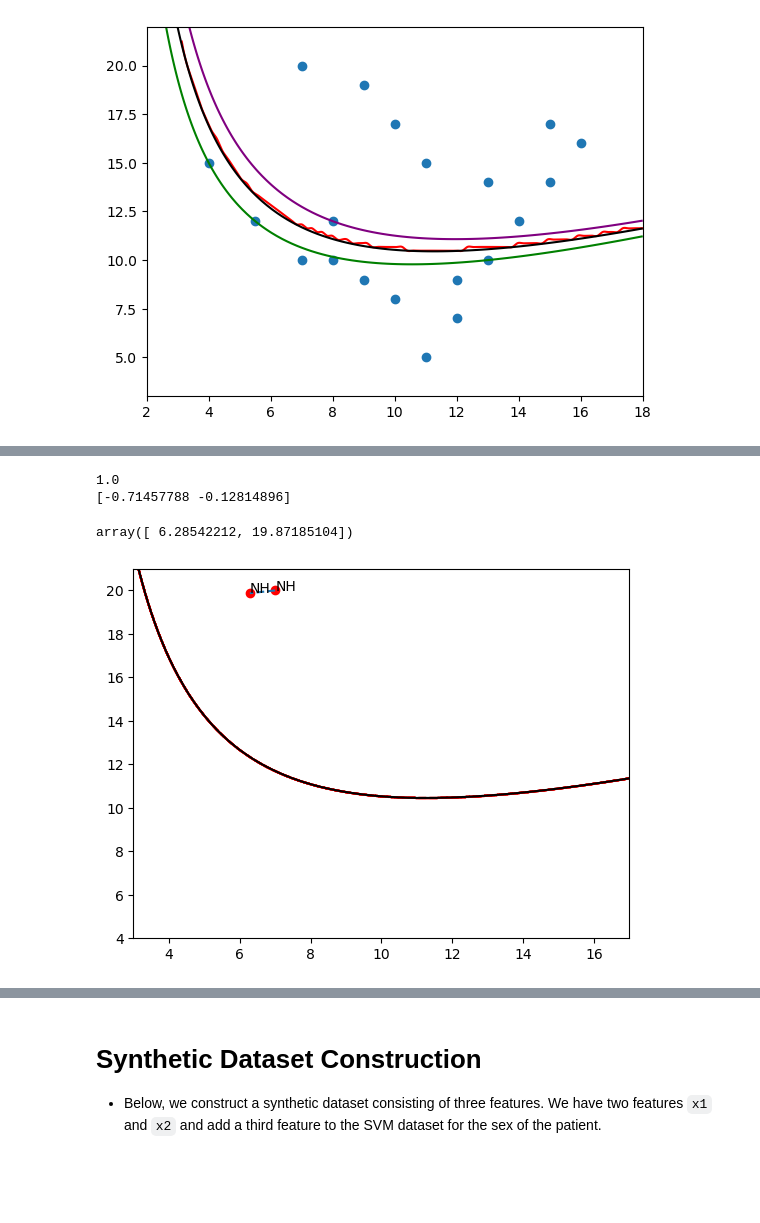
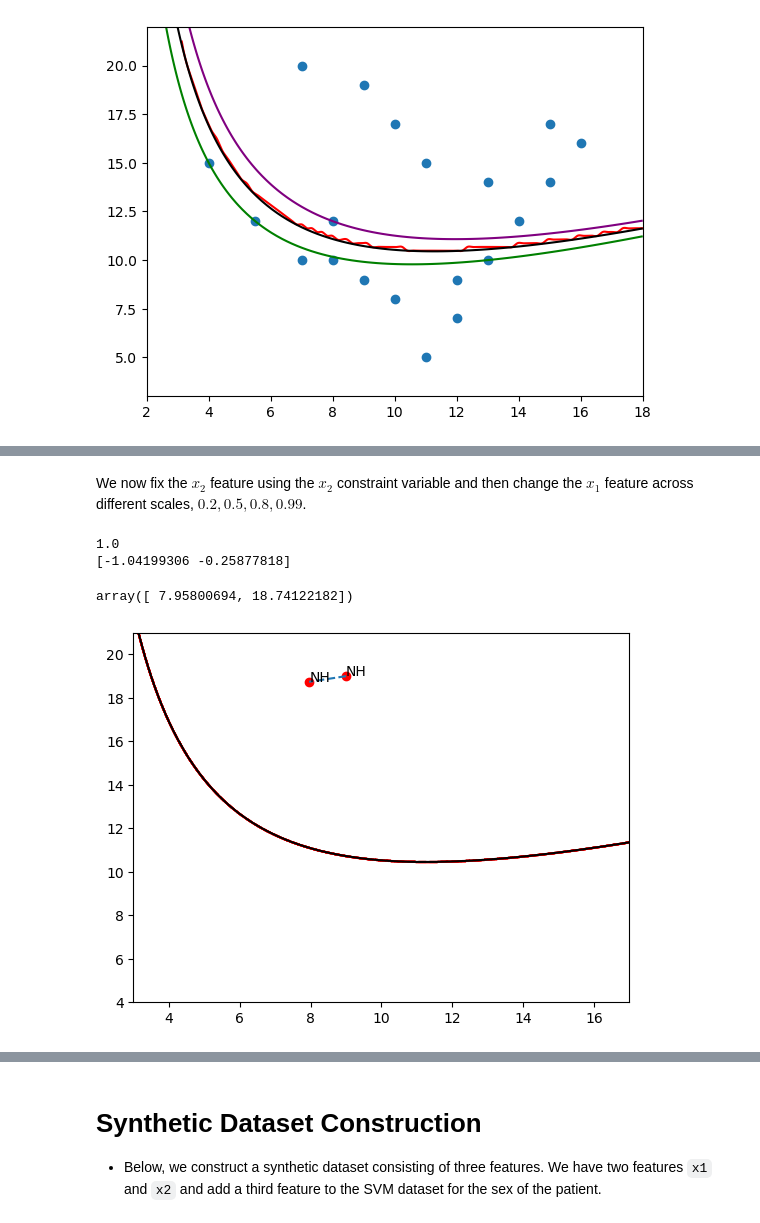
Before and after one commit to dsin85691/SSBA_For_Counterfactuals, a Jupyter notebook: research_notebook.ipynb, the cells around one changed output, grey strips where cells are left out. Drawn from its saved outputs; the diff is of its cells as text; code cells hidden in the pictures; blank space fills up the shorter version.

```diff
--- a/research_notebook.ipynb
+++ b/research_notebook.ipynb
@@ -98,7 +96,7 @@ def boundary_generator(xx1, xx2, model):
     return boundary_df
 
 # Gets boundary points
-def boundary_points(xx1, xx2, model):
+def boundary_points(grids, model):
     boundary_df = boundary_generator(xx1=xx1, xx2=xx2, model=model)
     boundary_df = boundary_df.drop_duplicates(subset='x1')
 
@@ -258,8 +274,10 @@ plt.show()
+# %% [markdown]
+We now fix the $x_2$ feature using the $x_2$ constraint variable and then change the $x_1$ feature across different scales, $0.2, 0.5, 0.8, 0.99$.
 # %%
-optimal_projection = optimal_point(df, svm_classifier, desired_class=-1, undesired_coords=(7,20), x1_constr=0.2, x2_constr=0.2)
+optimal_projection = optimal_point(df, svm_classifier, desired_class=-1, undesired_coords=(9,19), x1_constr=0.2, x2_constr=0.2)
 optimal_projection
 # %% [output]
 1.0
-[-0.71457788 -0.12814896]
+[-1.04199306 -0.25877818]
-array([ 6.28542212, 19.87185104])
+array([ 7.95800694, 18.74122182])
-[figure, old version]
+[figure, new version]
```
Also changed, not shown: parts of 26 cells of this notebook.
